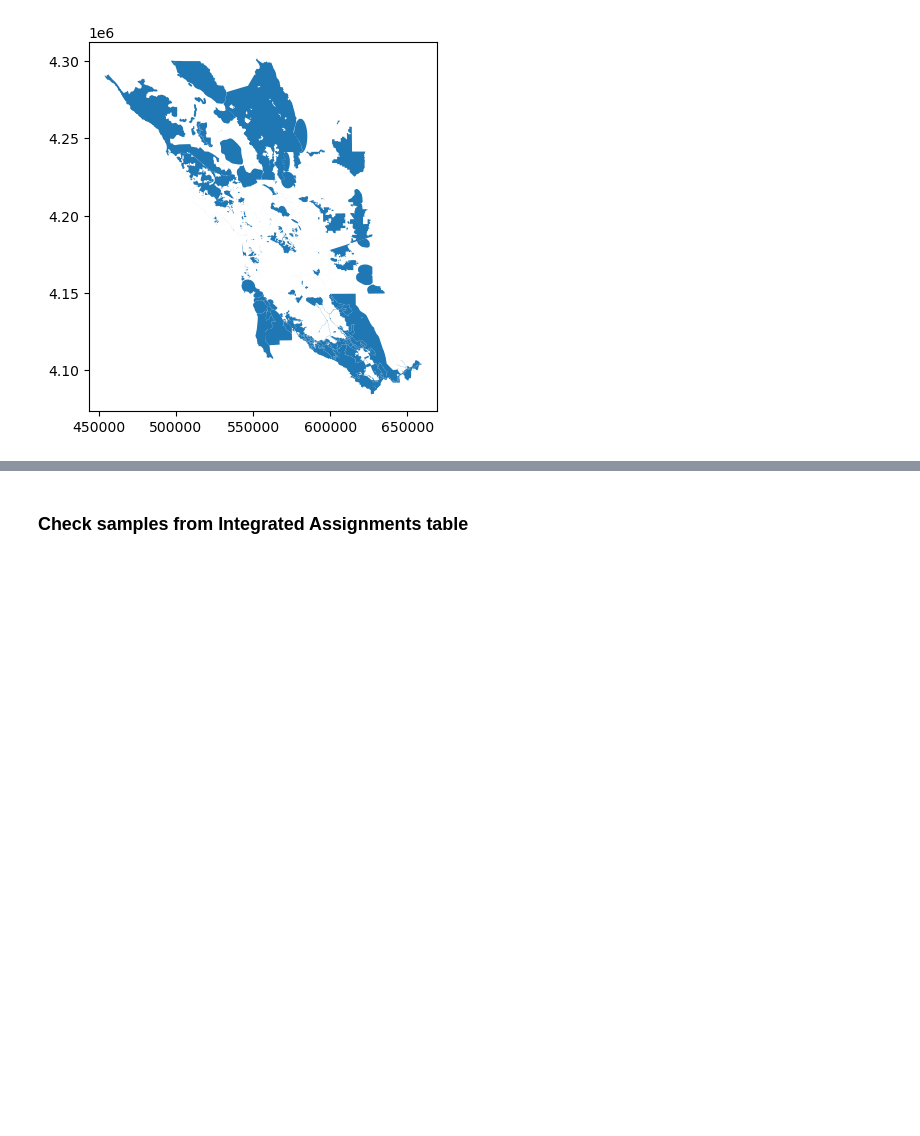
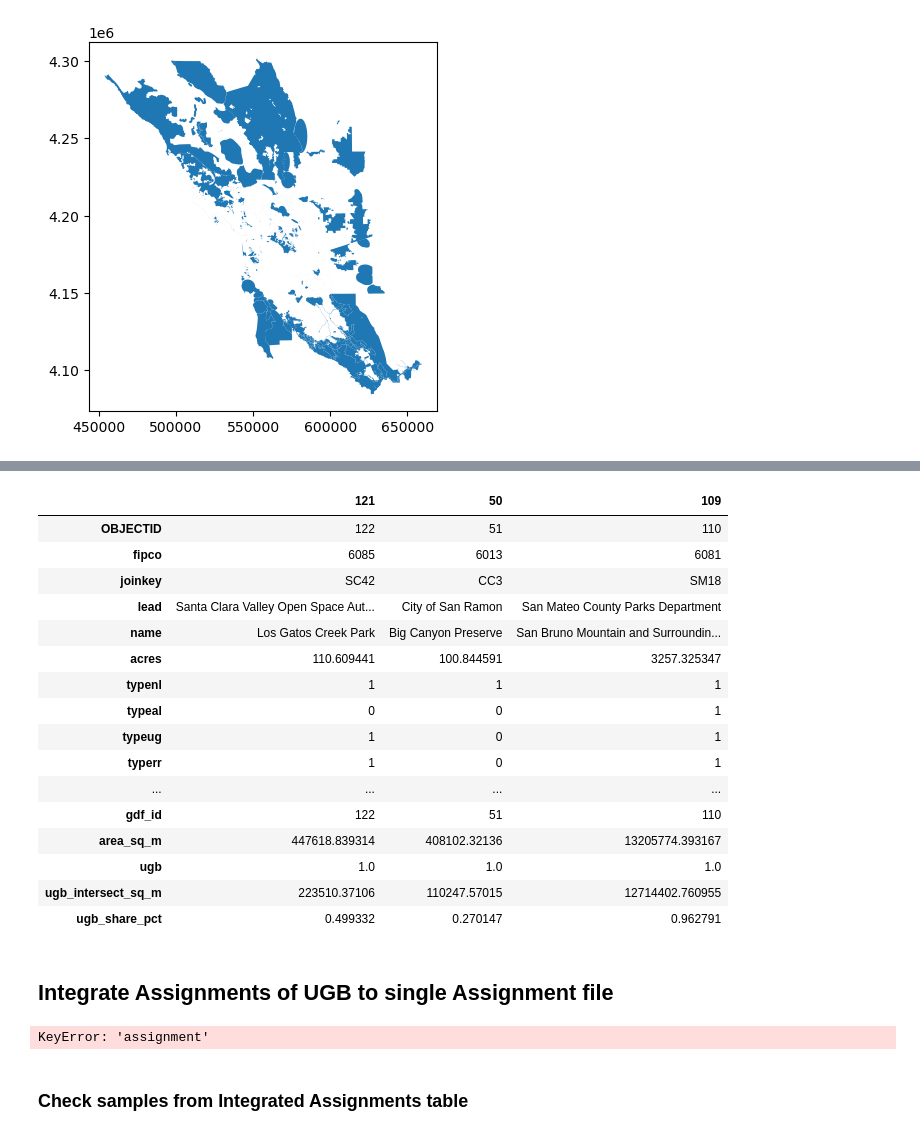
Before and after one commit to BayAreaMetro/PCA-Refresh, a Jupyter notebook: pca_flags.ipynb, the cells around one changed output, grey strips where cells are left out. Drawn from its saved outputs; the diff is of its cells as text; code cells hidden in the pictures; blank space fills up the shorter version.

```diff
--- a/pca_flags.ipynb
+++ b/pca_flags.ipynb
@@ -87,7 +153,12 @@ print([i for i in pca_types.keys()])
 ## Load PCA Geographies
 ## Pull GeoTable from AGOL as GeoDataframe
 pca_geo['data_load'] = pull_geotable_agol(pca_geo['url'], client=client)
-pca_geo['data_load'].plot()
+
+pca_geo['data'] = pca_geo['data_load'].copy()
+pca_geo['data'].reset_index(drop=True, inplace=True)
+pca_geo['data']['gdf_id'] = 1 + pca_geo['data'].index
+
+pca_geo['data'].plot()
 # %% [output]
 Breaking feature service layer IDs into 1 chunks
 <Axes: >
@@ -304,0 +250,11 @@ Assignment of Footprint for PCA Type climate_adaptation completed
+# %%
+print(f"Dataset {ugb['name']}: Starting Assignment of Footprint")
+data_key = "data" if "data" in pca_geo.keys() else "data_load"
+print(f"Using: {data_key}")
+flag_name = ugb['flag']
+ugb['assignment'] = assign_footprint(
+    gdf_base=pca_geo[data_key],
+    gdf_over=ugb['footprint'],
+    flag_name = flag_name
+    )
+print(f"Dataset {ugb['name']}: Assignment of Footprint complete\n")
@@ -305,3 +271,39 @@ Assignment of Footprint for PCA Type climate_adaptation completed
+# %%
+ugb['assignment'].sample(3).T
+# %% [output]
+|  | 121 | 50 | 109 |
+| OBJECTID | 122 | 51 | 110 |
+| fipco | 6085 | 6013 | 6081 |
+| joinkey | SC42 | CC3 | SM18 |
+| lead | Santa Clara Valley Open Space Aut... | City of San Ramon | San Mateo County Parks Department |
+| name | Los Gatos Creek Park | Big Canyon Preserve | San Bruno Mountain and Surroundin... |
+| acres | 110.609441 | 100.844591 | 3257.325347 |
+| typenl | 1 | 1 | 1 |
+| typeal | 0 | 0 | 1 |
+| typeug | 1 | 0 | 1 |
+| typerr | 1 | 0 | 1 |
+| ... | ... | ... | ... |
+| gdf_id | 122 | 51 | 110 |
+| area_sq_m | 447618.839314 | 408102.32136 | 13205774.393167 |
+| ugb | 1.0 | 1.0 | 1.0 |
+| ugb_intersect_sq_m | 223510.37106 | 110247.57015 | 12714402.760955 |
+| ugb_share_pct | 0.499332 | 0.270147 | 0.962791 |
+# %% [markdown]
+## Integrate Assignments of UGB to single Assignment file
+# %%
+## Assign UGB Footprint to PCA Geographies
+## Assignment #1 should be run first
+flag = ugb['flag']
+cols = ['gdf_id', flag, f"{flag}_intersect_sq_m", f"{flag}_share_pct"]
+pca_geo['assignment'] = pd.merge(
+            pca_geo['assignment'],
+            ugb['assignment'][cols].fillna(0),
+            on='gdf_id',
+            how='left'
+            )
+print(f"Assignment of Footprint for {ugb['flag']} completed")
+# %% [output]
+KeyError: 'assignment'
 # %% [markdown]
 ### Check samples from Integrated Assignments table
 # %%
```
Also changed, not shown: parts of 29 cells of this notebook, 3 other files.
